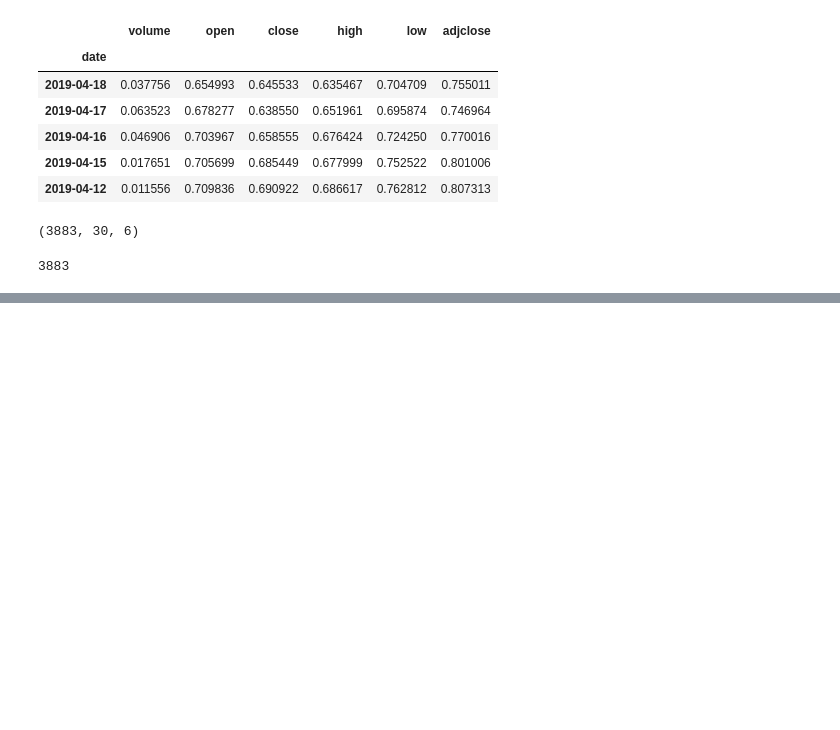
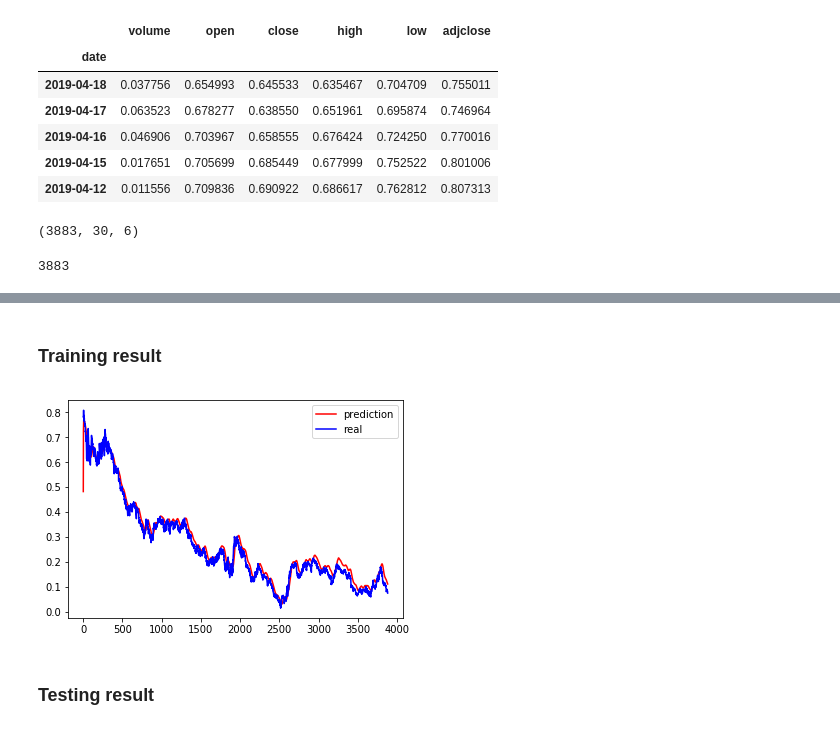
Before and after one commit to Benny0624/2nd-ML100Days-, a Jupyter notebook: LSTM.ipynb, the cells around one changed output, grey strips where cells are left out. Saved outputs shown, nothing was run; the diff lists cells and outputs as text; code cells hidden in the pictures; blank space fills up the shorter version.

```diff
--- a/LSTM.ipynb
+++ b/LSTM.ipynb
@@ -138 +142,17 @@ Epoch: 10, Loss:0.01078
+# %% [markdown]
+### Training result
+# %%
+var_data = Variable(x_train)
+pred_train = net(var_data) # 訓練集的预测结果
+pred_train = pred_train.view(-1).data.numpy()
+y_train = y_train.view(-1).data.numpy()
+# %%
+plt.plot(pred_train, 'r', label='prediction')
+plt.plot(y_train, 'b', label='real')
+plt.legend(loc='best')
+plt.show()
+# %% [output]
+[figure, added]
+# %% [markdown]
+### Testing result
 # %%
```
Also changed, not shown: parts of 6 cells of this notebook.
